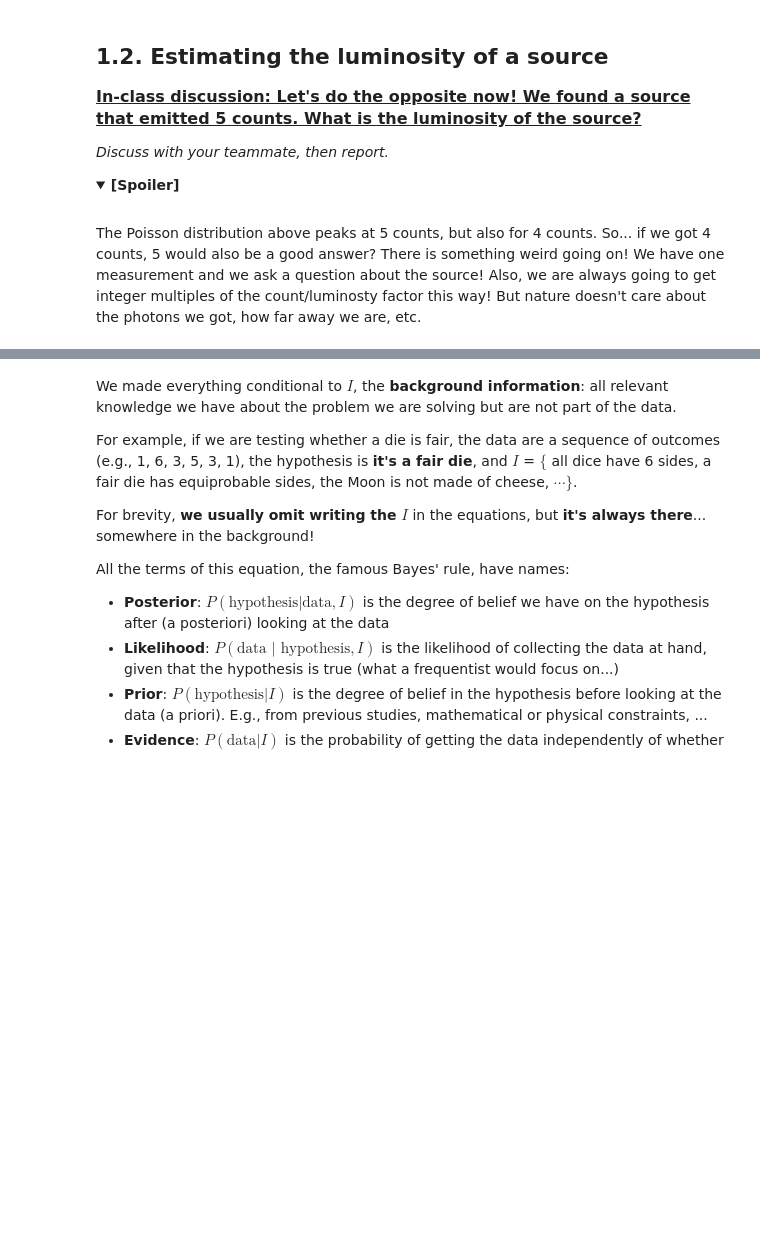
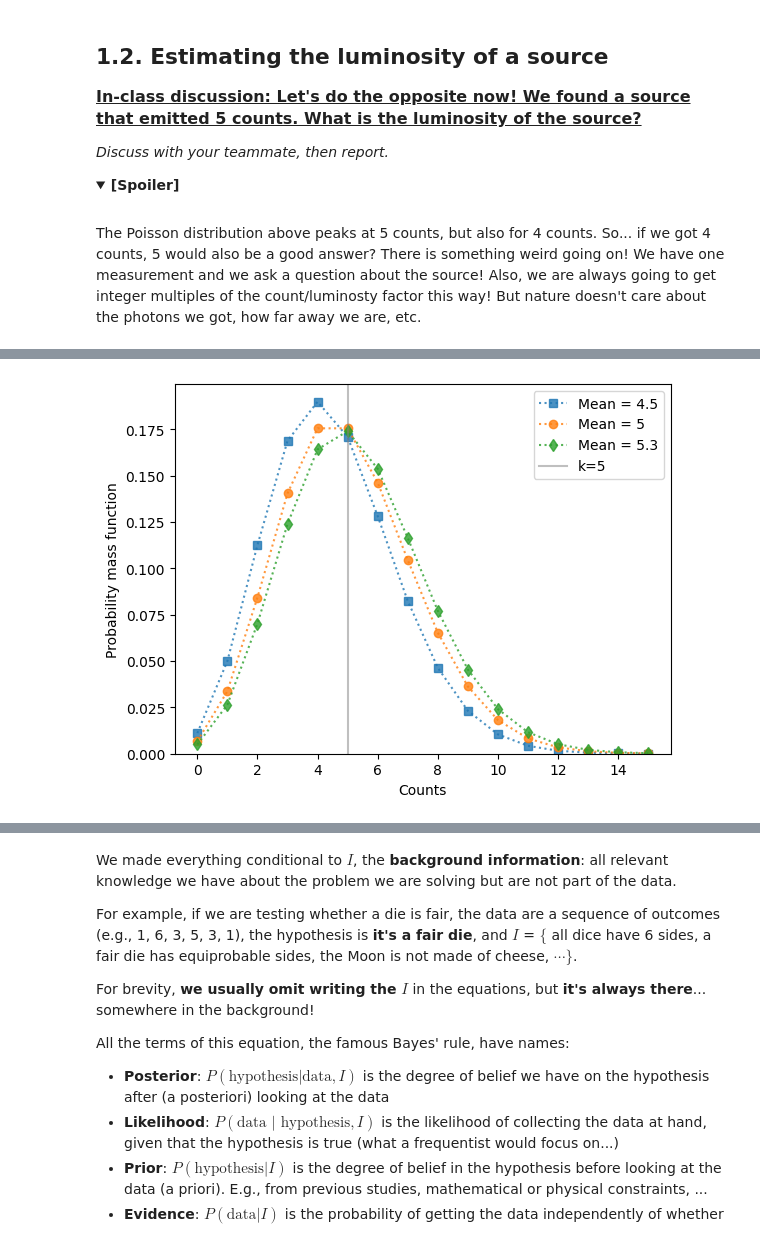
Before and after one commit to astrostatistics-in-crete/2024_summer_school, a Jupyter notebook: 06_Bayesian/Bayesian_1_AnswerKey.ipynb, the cells around one changed output, grey strips where cells are left out. Drawn from its saved outputs; the diff is of its cells as text; code cells hidden in the pictures; folded sections open; blank space fills up the shorter version.

```diff
--- a/06_Bayesian/Bayesian_1_AnswerKey.ipynb
+++ b/06_Bayesian/Bayesian_1_AnswerKey.ipynb
@@ -96,10 +93,11 @@ There is something weird going on! We have one measurement and we ask a question
 # %%
 outcomes = np.arange(0, int(expected_counts*3)+1, 1)
 plt.figure()
-plt.plot(outcomes, st.poisson(expected_counts-0.5).pmf(outcomes), "s-", label=f"Mean = {expected_counts-0.5:.3f}")
-plt.plot(outcomes, st.poisson(expected_counts).pmf(outcomes), "o-", label=f"Mean = {expected_counts:.3f}")
-plt.plot(outcomes, st.poisson(expected_counts+0.3).pmf(outcomes), "d-", label=f"Mean = {expected_counts+0.3:.3f}")
+for offset, marker in zip([-0.5, 0.0, 0.3], ["s", "o", "d"]):
+    mean = expected_counts + offset
+    plt.plot(outcomes, st.poisson(mean).pmf(outcomes), ":", marker=marker, alpha=0.8, label=f"Mean = {mean:.4g}")
 plt.axvline(expected_counts, color="0.5", alpha=0.5, label="k=5")
+plt.ylim(ymin=0)
 plt.legend(loc="upper right")
 plt.xlabel("Counts")
 plt.ylabel("Probability mass function")
@@ -110,3 +106,4 @@ plt.show()
+[figure, added]
 # %% [markdown]
 ### We have multiple (actually infinite) hypothesis for the source luminosity
 
```
Also changed, not shown: parts of 8 cells of this notebook.
